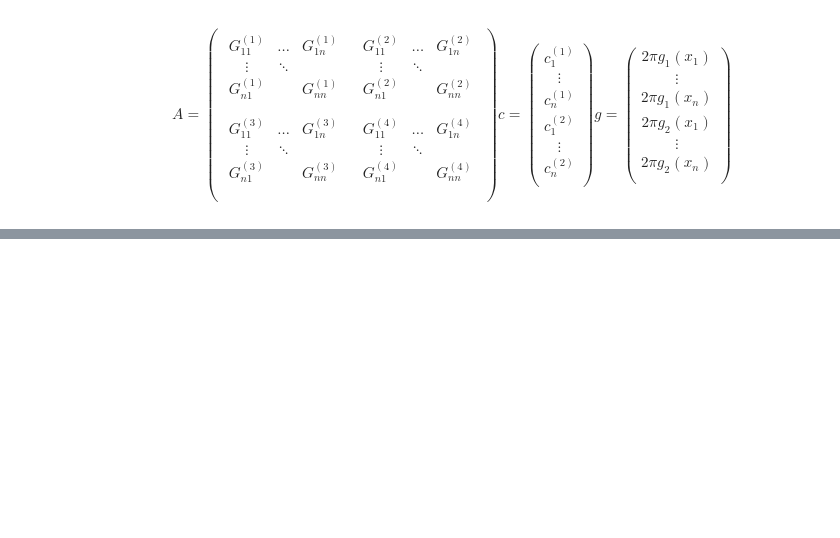
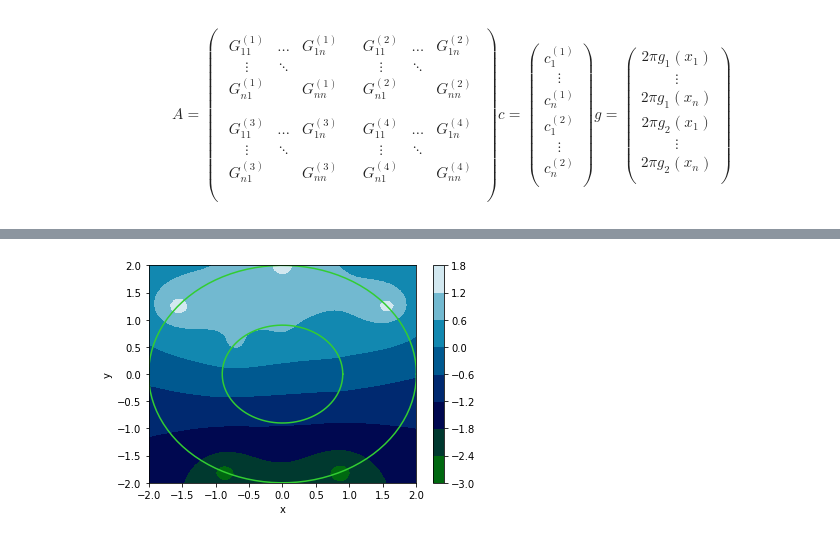
Before and after one commit to BohdanBuhrii/Linear-Integral-Equations, a Jupyter notebook: Program/Collocation.ipynb, the cells around one changed output, grey strips where cells are left out. Drawn from its saved outputs; the diff is of its cells as text; code cells hidden in the pictures; blank space fills up the shorter version.

```diff
--- a/Program/Collocation.ipynb
+++ b/Program/Collocation.ipynb
@@ -329,0 +389,19 @@ plt.show()
+# %%
+fig, ax=plt.subplots(1,1)
+cp = ax.contourf(xx_, yy_, zz_, cmap="ocean")
+fig.colorbar(cp)
+
+# Draw curves
+xxx = np.linspace(0, 2*np.pi, 100)
+yyy = np.linspace(0, 2*np.pi, 100)
+
+ax.plot(x1(xxx)[0], x1(xxx)[1], "limegreen")
+ax.plot(x2(xxx)[0], x2(xxx)[1], "limegreen")
+
+ax.set_xlabel('x')
+ax.set_ylabel('y')
+
+plt.show()
+fig.savefig("x_contourf.pdf", bbox_inches='tight')
+# %% [output]
+[figure, added]
```
Also changed, not shown: parts of 18 cells of this notebook.
